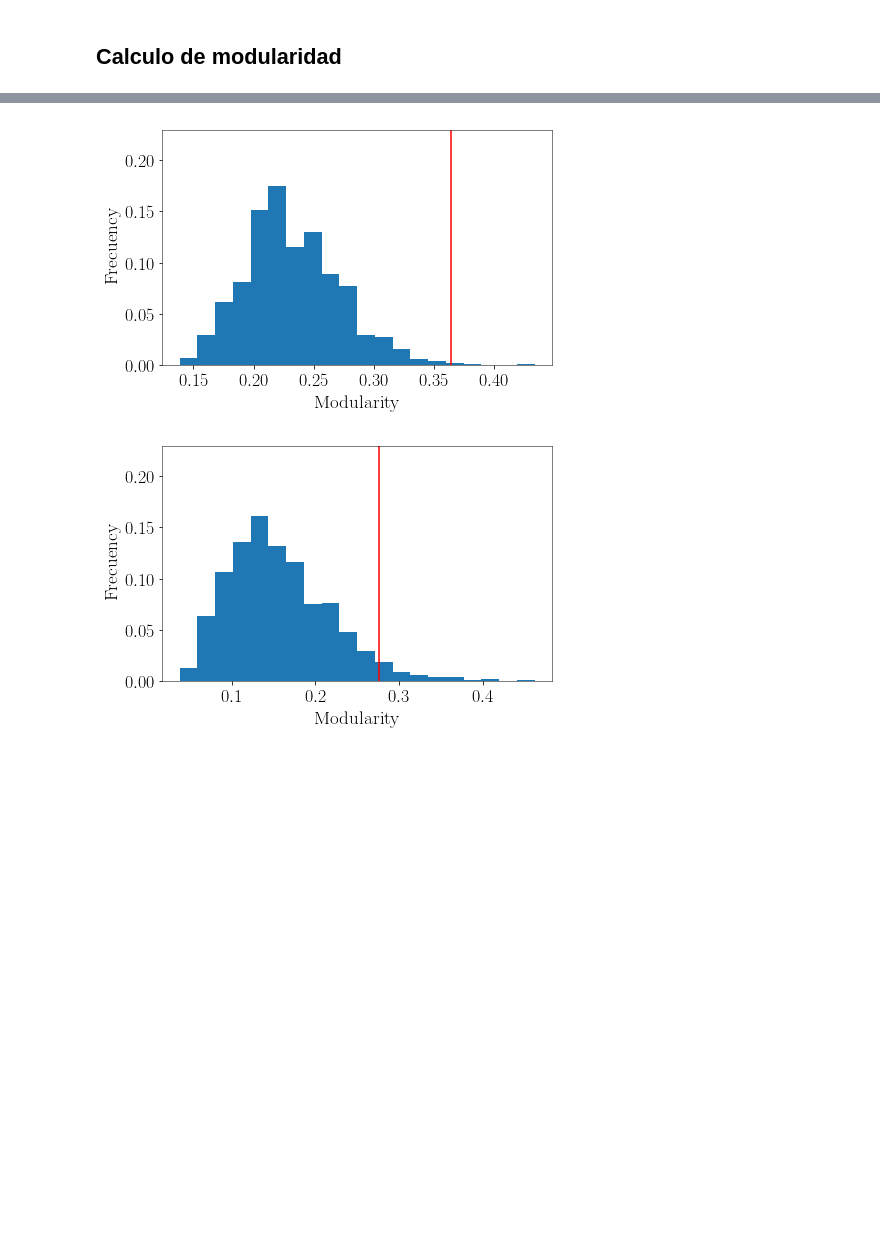
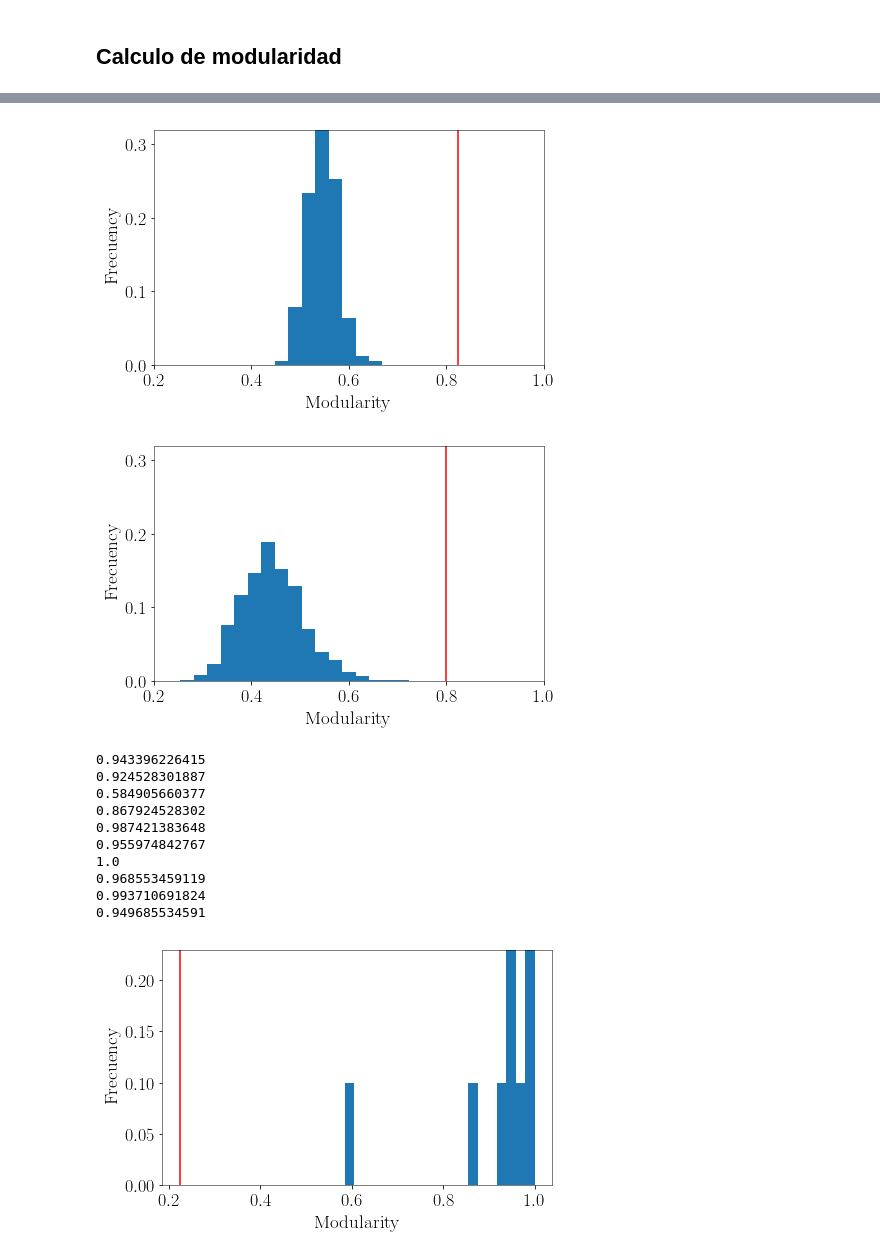
Before and after one commit to ignaciosticco/tc03, a Jupyter notebook: tc3.ipynb, the cells around one changed output, grey strips where cells are left out. Drawn from its saved outputs; the diff is of its cells as text; code cells hidden in the pictures; blank space fills up the shorter version.

Commit message:
correccion de la funcion modularity

```diff
--- a/tc3.ipynb
+++ b/tc3.ipynb
@@ -325,18 +325,20 @@ def modularity(G,partition):
     A = nx.adjacency_matrix(G)
     v = 0
     sumando=0.0
-    for node_v in G:      # Loop de nodo v
+    while v < len(list(G)):      # Loop de nodo v
+        node_v = list(G)[v]
         if node_v in partition:
             partition_v = int(partition[node_v])
             w=0
-            for node_w in G:  # Loop de nodo w
+            while w < len(list(G)):  # Loop de nodo w
+                node_w = list(G)[w]
                 if node_w in partition:
                     partition_w = int(partition[node_w])
                     if( partition_v==partition_w and node_v != node_w):
                         kv = int(G.degree()[node_v])
                         kw = int(G.degree()[node_w])
                         sumando+= A[v,w] - (kv*kw)/(2*m)
-            w+=1
+                w+=1
         v+=1
     modularity = sumando/(2*m)
     return modularity
@@ -346,24 +348,26 @@ def random_modularities(G,metodo):
     copia_G = G.copy()
     partition = clusterize(copia_G, method=metodo)
     modularity_original = modularity(G,partition)
-    it_max = 1000
+    it_max =1500
     it = 0
     array_modularity =[]
     while it< it_max:
         G_recableada = nx.double_edge_swap(copia_G, nswap=0.5*copia_G.number_of_edges(), max_tries=1000)
         partition = clusterize(G_recableada, method=metodo)
-        array_modularity += [modularity(G,partition)]
+        array_modularity += [modularity(G_recableada,partition)]
         it+=1
 
     ### PLOT ###
-    cantidad_bins = 20
+    cantidad_bins = 30
+    xmin = 0.2
+    xmax = 1.0
     plt.axvline(x=modularity_original,color ='r')
     weights = np.ones_like(array_modularity)/float(len(array_modularity))
-    plt.hist(array_modularity,cantidad_bins,weights=weights)
+    plt.hist(array_modularity,list(np.linspace(xmin,xmax,cantidad_bins)),weights=weights)
     plt.xlabel('Modularity')
     plt.ylabel('Frecuency')
-    pylab.ylim(0.1, 1.4)
-    pylab.ylim(0, 0.23)
+    pylab.xlim(0.2, 1.0)
+    pylab.ylim(0, 0.32)
     pylab.savefig('histo_%s.eps'%metodo,format='eps', dpi=300, bbox_inches='tight')
     plt.show()
 # %%
@@ -377,8 +381,8 @@ random_modularities(G,"infomap")
 # %%
 random_modularities(G,"fastgreedy")
 # %% [output]
-[figure, old version]
+[figure, new version]
 # %%
 random_modularities(G,"edge_betweenness")
 # %% [output]
-[figure, old version]
+[figure, new version]
@@ -384,0 +441,14 @@ random_modularities(G,"edge_betweenness")
+# %%
+random_modularities(G,"infomap")
+# %% [output]
+0.943396226415
+0.924528301887
+0.584905660377
+0.867924528302
+0.987421383648
+0.955974842767
+1.0
+0.968553459119
+0.993710691824
+0.949685534591
+[figure, added]
```
Also changed, not shown: parts of 4 cells of this notebook, 4 other files.
